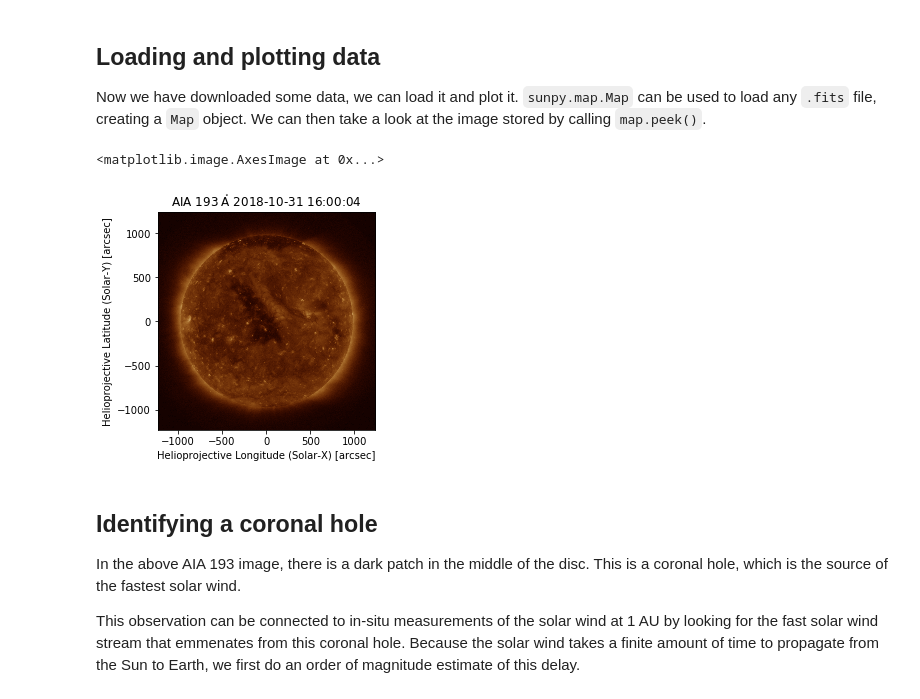
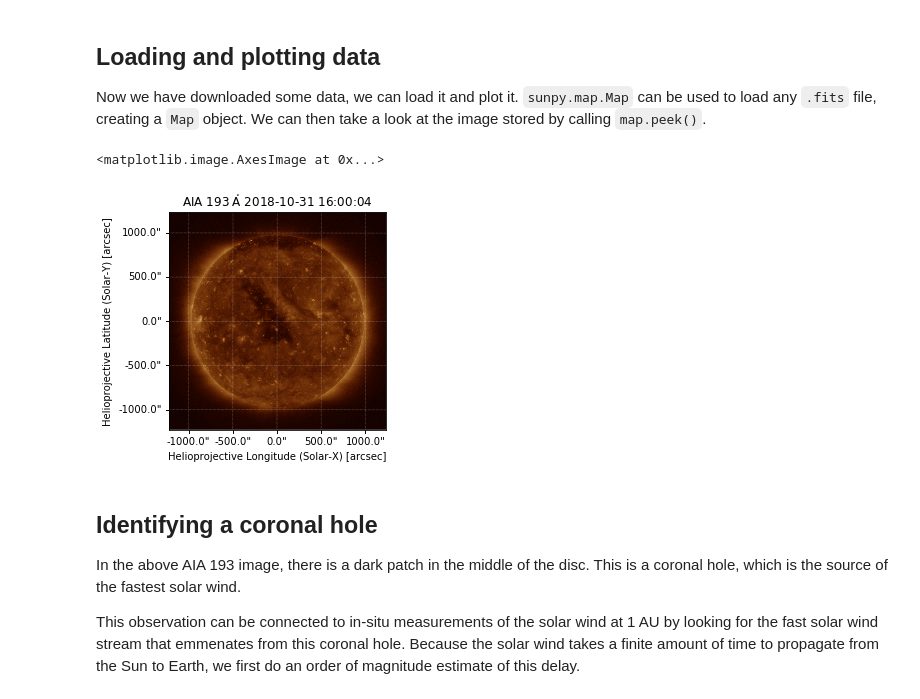
Before and after one commit to dstansby/notebooks, a Jupyter notebook: SHINE/shine.ipynb, the cells around one changed output. Cells and saved outputs as stored; diff of their text form; code cells hidden in the pictures.

Commit message:
Add correct projection to map

```diff
--- a/SHINE/shine.ipynb
+++ b/SHINE/shine.ipynb
@@ -60,14 +60,14 @@ Now we have downloaded some data, we can load it and plot it. ``sunpy.map.Map``
 # %%
 %matplotlib inline
 import matplotlib.pyplot as plt
 import sunpy.map
 
 aiamap = sunpy.map.Map(downloaded_files[0])
-fig, ax = plt.subplots()
+ax = plt.subplot(projection=aiamap)
 aiamap.plot(ax)
 # %% [output]
 <matplotlib.image.AxesImage at 0x...>
-[figure, old version]
+[figure, new version]
 # %% [markdown]
 Identifying a coronal hole
 ---
```
Also changed, not shown: parts of 1 cell of this notebook, 1 other file.
